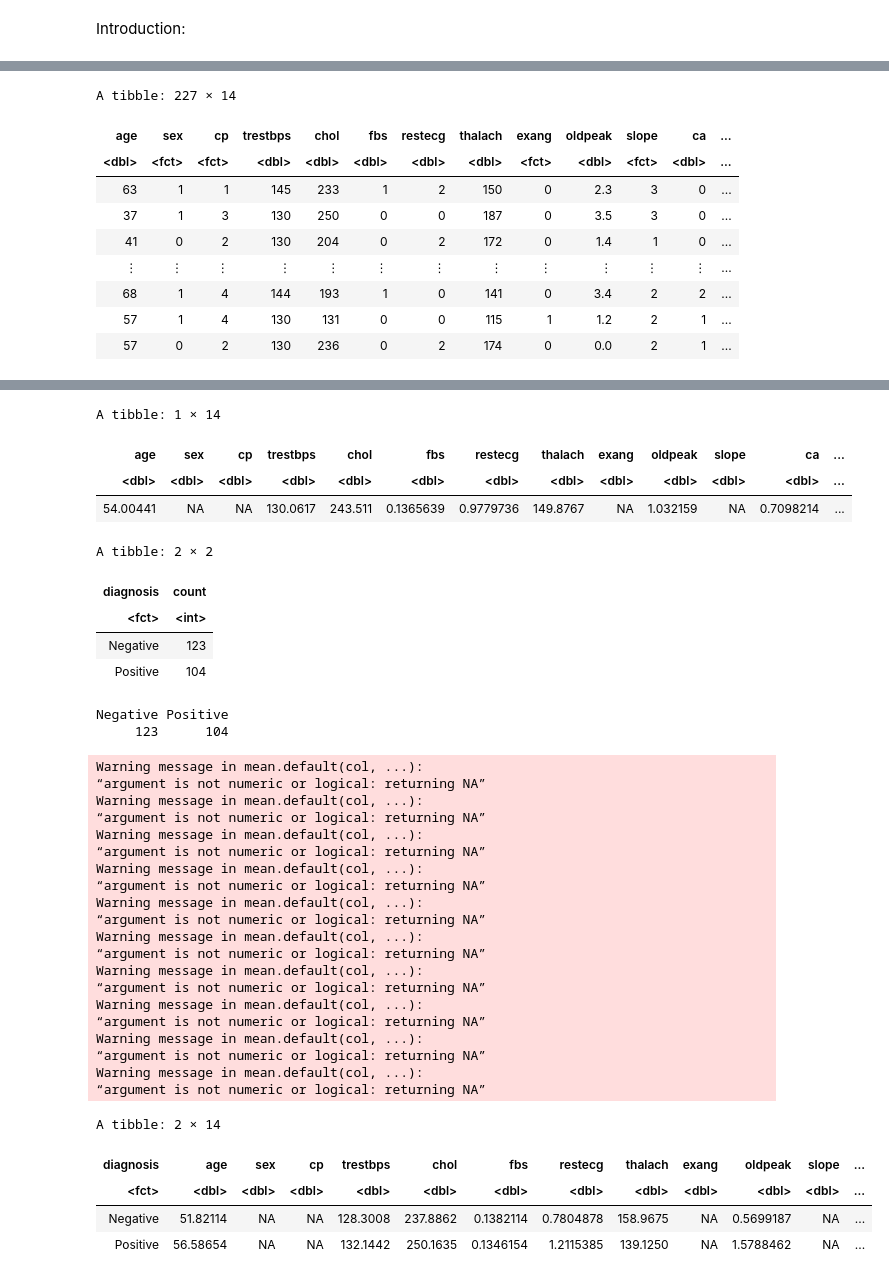
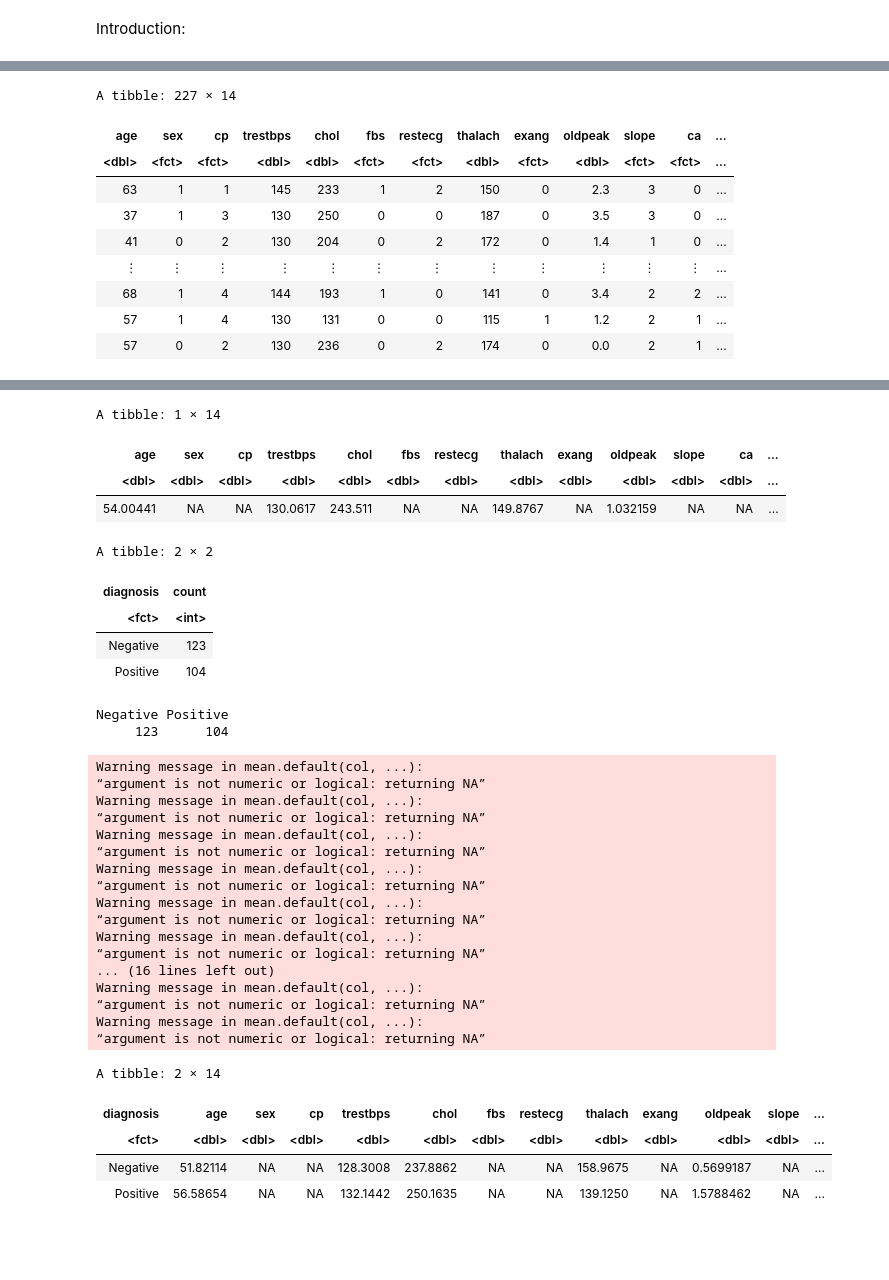
Before and after one commit to kaialami/dsci-007-group-45, a Jupyter notebook: proposal.ipynb, the cells around one changed output, grey strips where cells are left out. Cells and saved outputs as stored; diff of their text form; code cells hidden in the pictures; blank space fills up the shorter version.

Commit message:
counting factors

```diff
--- a/proposal.ipynb
+++ b/proposal.ipynb
@@ -40,7 +58,7 @@ is.na(heart_data) <- idx                                 #eliminates ? and repla
 
 heart_data[] <- sapply(heart_data, as.numeric) #converts all the data to numeric
 
-names = c('sex', 'cp', 'exang', 'slope', 'thal', 'diagnosis') #unsure if ca is a factor
+names = c('sex', 'cp', 'exang', 'slope', 'thal', 'diagnosis', "restecg", "ca", "fbs") #unsure if ca is a factor
 heart_data[,names] <- lapply(heart_data[,names] , factor)
 
 heart_data <- mutate(heart_data, diagnosis = ifelse(diagnosis == "1"|diagnosis == "2"|diagnosis == "3"|diagnosis == "4", "Positive", "Negative"))
@@ -108,7 +126,7 @@ A tibble: 303 × 14
 | 38 | 1 | 3 | 138 | 175 | 0 | 0 | 173 | 0 | 0.0 | 1 | NA | ... |
 A tibble: 227 × 14
 | age | sex | cp | trestbps | chol | fbs | restecg | thalach | exang | oldpeak | slope | ca | ... |
-| <dbl> | <fct> | <fct> | <dbl> | <dbl> | <dbl> | <dbl> | <dbl> | <fct> | <dbl> | <fct> | <dbl> | ... |
+| <dbl> | <fct> | <fct> | <dbl> | <dbl> | <fct> | <fct> | <dbl> | <fct> | <dbl> | <fct> | <fct> | ... |
 | 63 | 1 | 1 | 145 | 233 | 1 | 2 | 150 | 0 | 2.3 | 3 | 0 | ... |
 | 37 | 1 | 3 | 130 | 250 | 0 | 0 | 187 | 0 | 3.5 | 3 | 0 | ... |
 | 41 | 0 | 2 | 130 | 204 | 0 | 2 | 172 | 0 | 1.4 | 1 | 0 | ... |
@@ -131,36 +155,33 @@ Warning message in mean.default(col, ...):
 A tibble: 1 × 14
 | age | sex | cp | trestbps | chol | fbs | restecg | thalach | exang | oldpeak | slope | ca | ... |
 | <dbl> | <dbl> | <dbl> | <dbl> | <dbl> | <dbl> | <dbl> | <dbl> | <dbl> | <dbl> | <dbl> | <dbl> | ... |
-| 54.00441 | NA | NA | 130.0617 | 243.511 | 0.1365639 | 0.9779736 | 149.8767 | NA | 1.032159 | NA | 0.7098214 | ... |
+| 54.00441 | NA | NA | 130.0617 | 243.511 | NA | NA | 149.8767 | NA | 1.032159 | NA | NA | ... |
 A tibble: 2 × 2
 | diagnosis | count |
 | <fct> | <int> |
 | Negative | 123 |
 | Positive | 104 |
 Negative Positive
      123      104
 Warning message in mean.default(col, ...):
 “argument is not numeric or logical: returning NA”
 Warning message in mean.default(col, ...):
 “argument is not numeric or logical: returning NA”
 Warning message in mean.default(col, ...):
 “argument is not numeric or logical: returning NA”
 Warning message in mean.default(col, ...):
 “argument is not numeric or logical: returning NA”
 Warning message in mean.default(col, ...):
 “argument is not numeric or logical: returning NA”
 Warning message in mean.default(col, ...):
 “argument is not numeric or logical: returning NA”
+... (16 lines left out)
 Warning message in mean.default(col, ...):
 “argument is not numeric or logical: returning NA”
 Warning message in mean.default(col, ...):
 “argument is not numeric or logical: returning NA”
-Warning message in mean.default(col, ...):
-“argument is not numeric or logical: returning NA”
-Warning message in mean.default(col, ...):
-“argument is not numeric or logical: returning NA”
 A tibble: 2 × 14
 | diagnosis | age | sex | cp | trestbps | chol | fbs | restecg | thalach | exang | oldpeak | slope | ... |
 | <fct> | <dbl> | <dbl> | <dbl> | <dbl> | <dbl> | <dbl> | <dbl> | <dbl> | <dbl> | <dbl> | <dbl> | ... |
-| Negative | 51.82114 | NA | NA | 128.3008 | 237.8862 | 0.1382114 | 0.7804878 | 158.9675 | NA | 0.5699187 | NA | ... |
-| Positive | 56.58654 | NA | NA | 132.1442 | 250.1635 | 0.1346154 | 1.2115385 | 139.1250 | NA | 1.5788462 | NA | ... |
+| Negative | 51.82114 | NA | NA | 128.3008 | 237.8862 | NA | NA | 158.9675 | NA | 0.5699187 | NA | ... |
+| Positive | 56.58654 | NA | NA | 132.1442 | 250.1635 | NA | NA | 139.1250 | NA | 1.5788462 | NA | ... |
```
Also changed, not shown: parts of 5 cells of this notebook, 1 other file.
